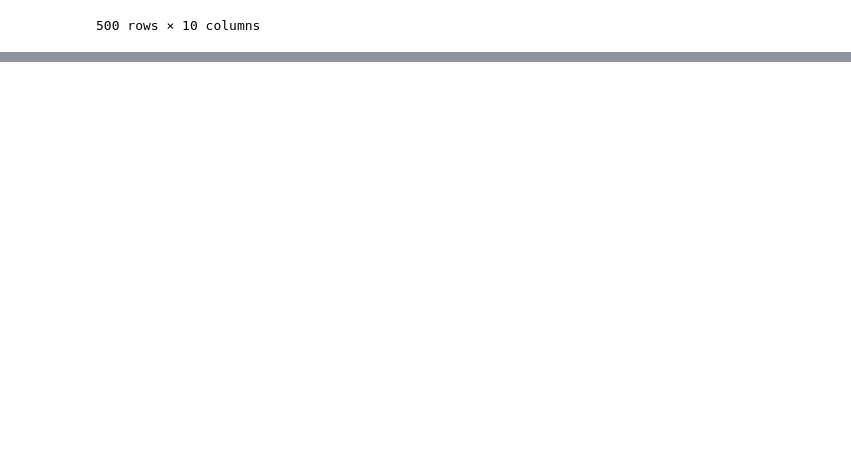
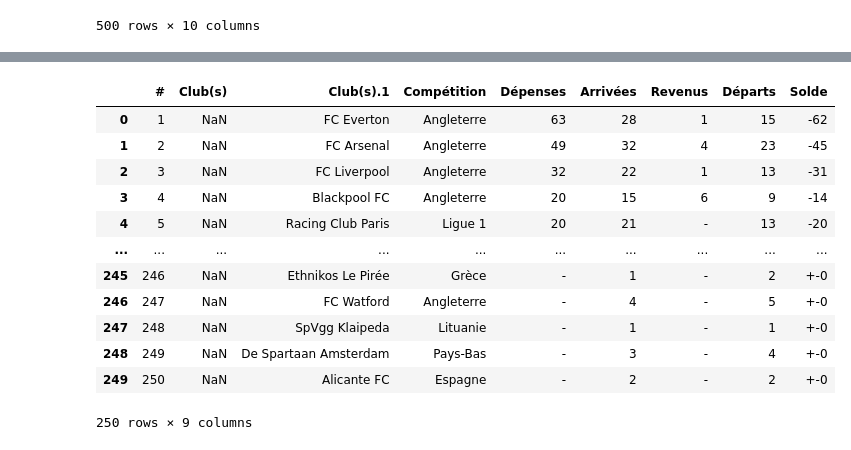
Before and after one commit to guypi001/DE, a Jupyter notebook: prog _test(1).ipynb, the cells around one changed output, grey strips where cells are left out. Cells and saved outputs as stored; diff of their text form; code cells hidden in the pictures; blank space fills up the shorter version.

```diff
--- a/prog _test(1).ipynb
+++ b/prog _test(1).ipynb
@@ -1575,0 +1430,37 @@ transfert2023
+# %%
+
+transfert38 = pd.read_csv('transfert38.csv')
+
+# supprimer les espaces en debut et en fin
+transfert38['Dépenses'] = transfert38['Dépenses'].str.strip()
+transfert38['Dépenses'] = transfert38['Dépenses'].str.replace(',', '.')
+transfert38['Dépenses'] = transfert38['Dépenses'].str.replace(' mio. €', '')
+transfert38['Dépenses'] = transfert38['Dépenses'].str.replace(' K €', '')
+transfert38['Dépenses'] = transfert38['Dépenses'].str.replace(' €', '')
+
+transfert38['Solde'] = transfert38['Solde'].str.strip()
+transfert38['Solde'] = transfert38['Solde'].str.replace(',', '.')
+transfert38['Solde'] = transfert38['Solde'].str.replace(' mio. €', '')
+transfert38['Solde'] = transfert38['Solde'].str.replace(' K €', '')
+transfert38['Solde'] = transfert38['Solde'].str.replace(' €', '')
+
+transfert38['Revenus'] = transfert38['Revenus'].str.strip()
+transfert38['Revenus'] = transfert38['Revenus'].str.replace(',', '.')
+transfert38['Revenus'] = transfert38['Revenus'].str.replace(' mio. €', '')
+transfert38['Revenus'] = transfert38['Revenus'].str.replace(' K €', '')
+transfert38['Revenus'] = transfert38['Revenus'].str.replace(' €', '')
+transfert38
+# %% [output]
+|  | # | Club(s) | Club(s).1 | Compétition | Dépenses | Arrivées | Revenus | Départs | Solde |
+| 0 | 1 | NaN | FC Everton | Angleterre | 63 | 28 | 1 | 15 | -62 |
+| 1 | 2 | NaN | FC Arsenal | Angleterre | 49 | 32 | 4 | 23 | -45 |
+| 2 | 3 | NaN | FC Liverpool | Angleterre | 32 | 22 | 1 | 13 | -31 |
+| 3 | 4 | NaN | Blackpool FC | Angleterre | 20 | 15 | 6 | 9 | -14 |
+| 4 | 5 | NaN | Racing Club Paris | Ligue 1 | 20 | 21 | - | 13 | -20 |
+| ... | ... | ... | ... | ... | ... | ... | ... | ... | ... |
+| 245 | 246 | NaN | Ethnikos Le Pirée | Grèce | - | 1 | - | 2 | +-0 |
+| 246 | 247 | NaN | FC Watford | Angleterre | - | 4 | - | 5 | +-0 |
+| 247 | 248 | NaN | SpVgg Klaipeda | Lituanie | - | 1 | - | 1 | +-0 |
+| 248 | 249 | NaN | De Spartaan Amsterdam | Pays-Bas | - | 3 | - | 4 | +-0 |
+| 249 | 250 | NaN | Alicante FC | Espagne | - | 2 | - | 2 | +-0 |
+250 rows × 9 columns
```
Also changed, not shown: parts of 25 cells of this notebook.
